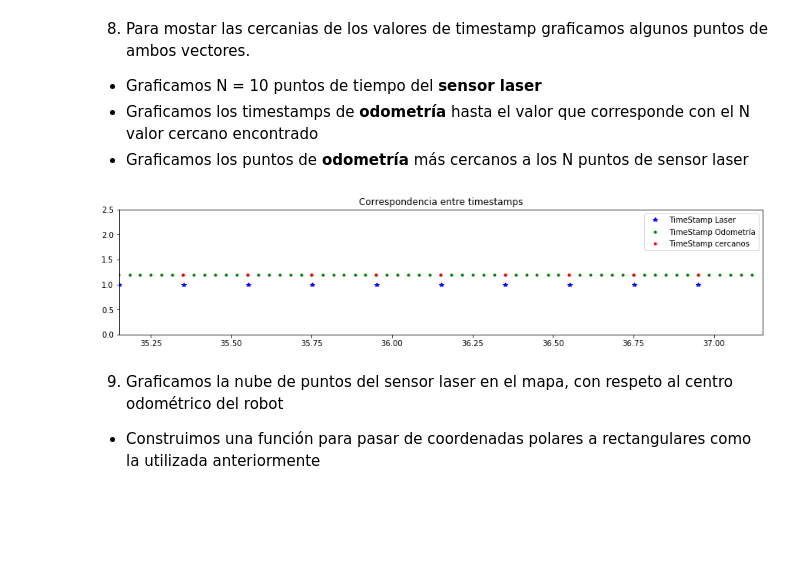
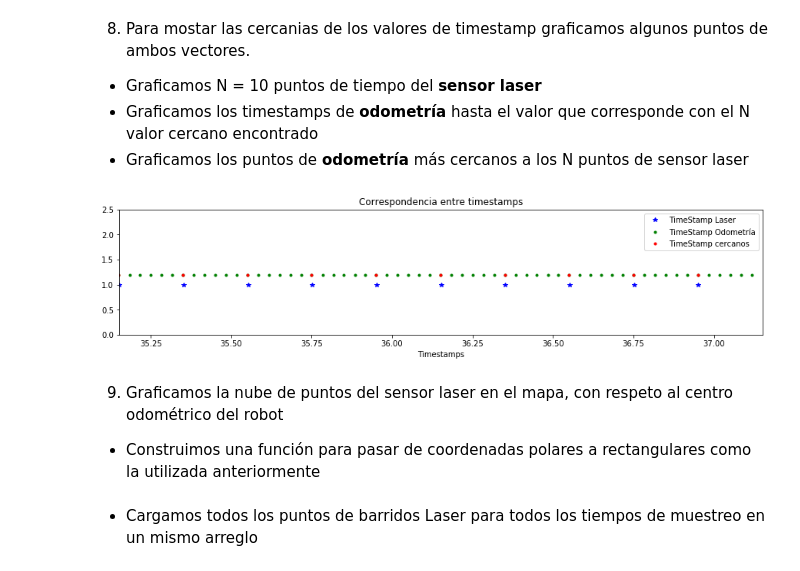
Before and after one commit to matias-dogliani/robotic_repo, a Jupyter notebook: Tp3/tp3.ipynb, the cells around one changed output. Drawn from its saved outputs; the diff is of its cells as text; code cells hidden in the pictures; blank space fills up the shorter version.

```diff
--- a/Tp3/tp3.ipynb
+++ b/Tp3/tp3.ipynb
@@ -140,28 +135,29 @@ near_i = np.array(near_i)
 # %%
 N=10
 plt.figure(figsize=(15, 3))
 plt.title("Correspondencia entre timestamps")
+plt.xlabel("Timestamps")
 
 plt.xlim(Scandata[0][0], Scandata[0][N])
 plt.ylim(0,2.5)
 
 plt.plot(Scandata[0][0:N],np.ones(N),linestyle="",
          marker = '*',color = "blue",
          label = "TimeStamp Laser" )
 
 plt.plot(Odomdata[0][0:near_i[N]],1.2*np.ones(near_i[N]),
          linestyle="",marker = '.', color = "green",
          label = "TimeStamp Odometría")
 
 plt.plot(Odomdata[0][near_i[(near_i < near_i[N])]], # N puntos de laser que corresponden
          1.2*np.ones(N),linestyle="",marker = '.',  # con los N puntos de cercania
          color = "red", label = "TimeStamp cercanos")
 
 
 plt.legend()
 plt.savefig("./imgs/fig_correspondencia_timestamps.png")
 # %% [output]
-[figure, old version]
+[figure, new version]
 # %% [markdown]
 9) Graficamos la nube de puntos del sensor laser en el mapa, con respeto al centro odométrico del robot
 
@@ -185,0 +171,2 @@ def Polars2Recs(res,vec):   #Vec con coord polares a vec con cord rec
+# %% [markdown]
+* Cargamos todos los puntos de barridos Laser para todos los tiempos de muestreo en un mismo arreglo
```
Also changed, not shown: parts of 13 cells of this notebook, 4 other files.
